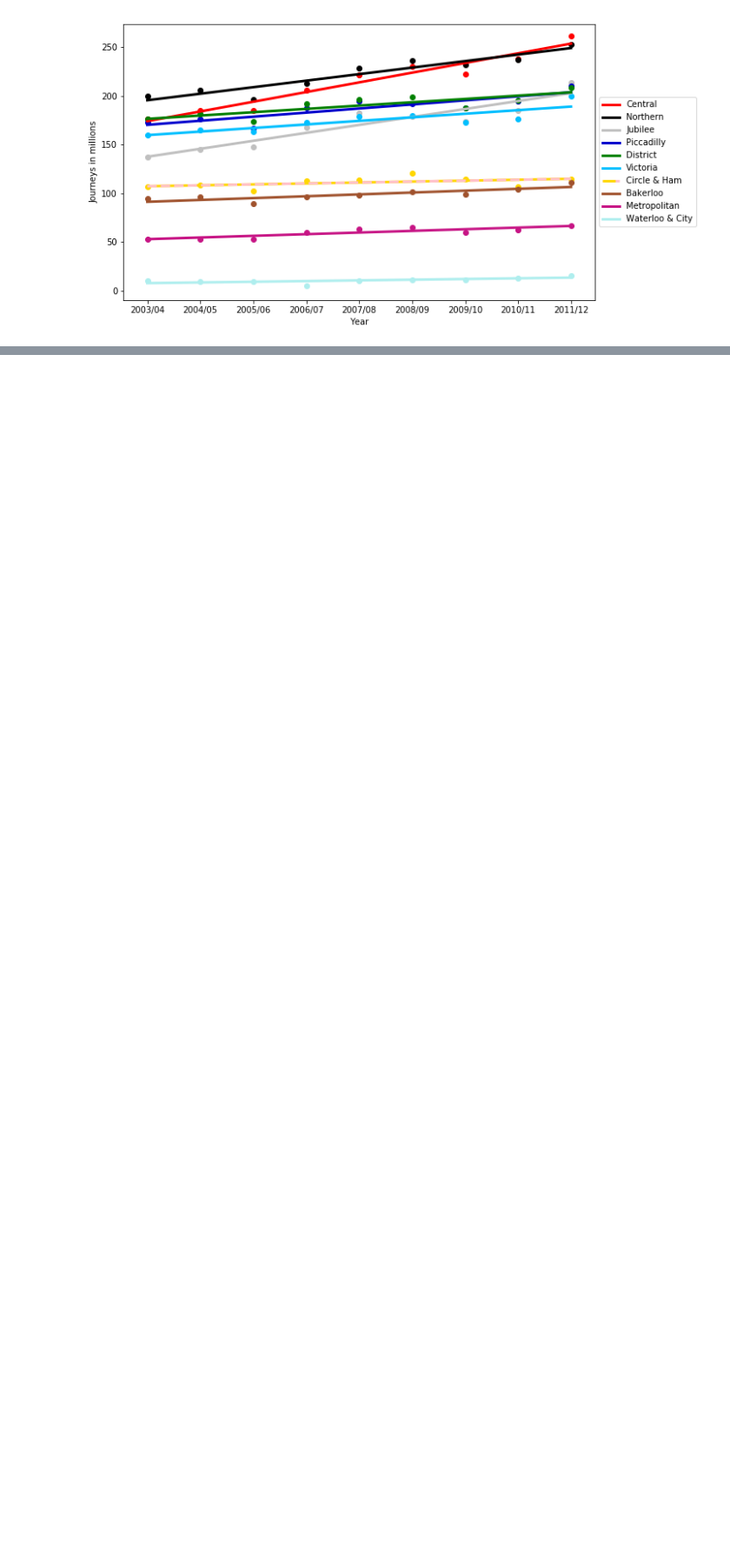
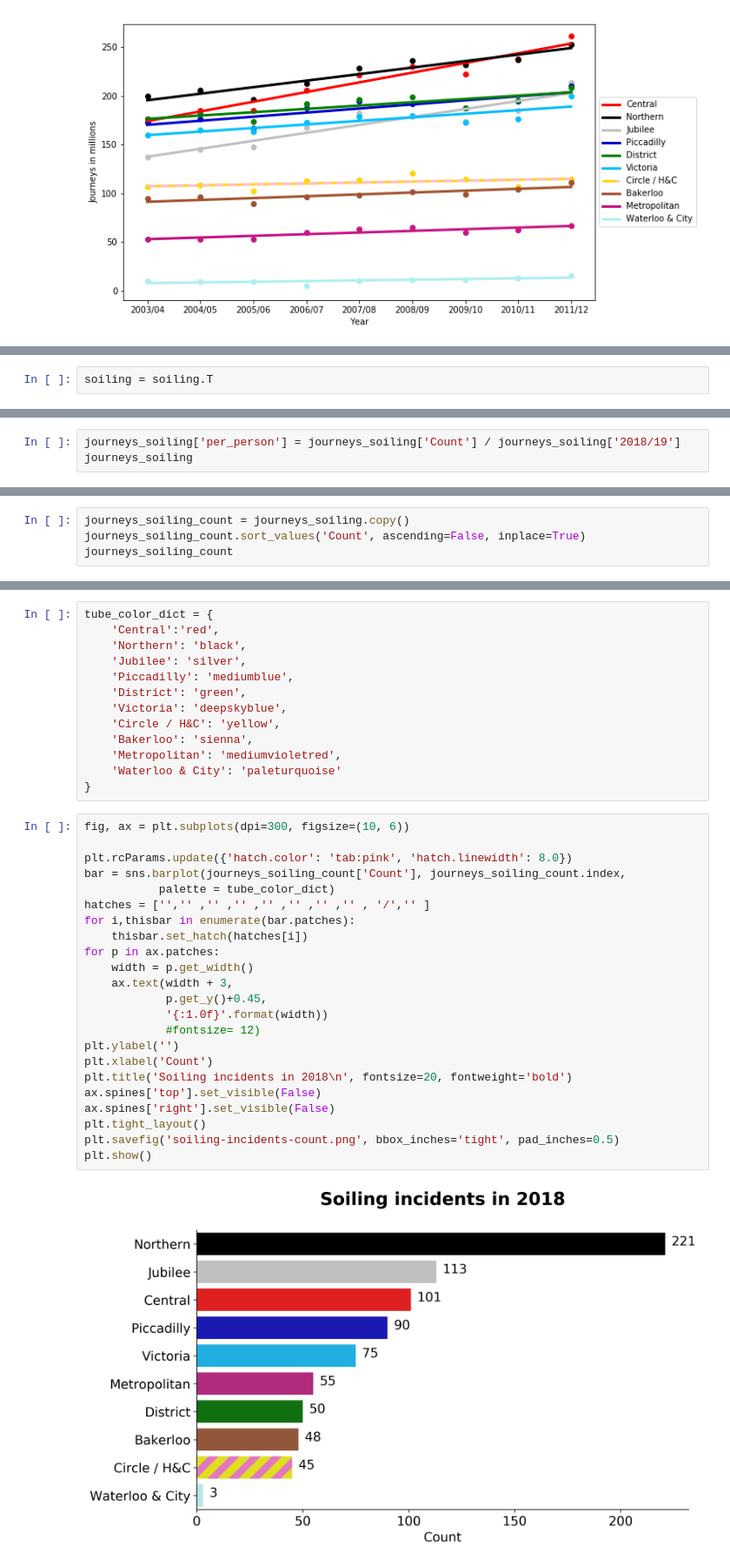
Before and after one commit to SmellsLikeCake/Poo-Tube, a Jupyter notebook: Poo-Tube-Investigation.ipynb, the cells around one changed output, grey strips where cells are left out. Shown at 87% size. Drawn from its saved outputs; the diff is of its cells as text; blank space fills up the shorter version.

```diff
--- a/Poo-Tube-Investigation.ipynb
+++ b/Poo-Tube-Investigation.ipynb
@@ -286,0 +304,2 @@ g.set_xticklabels(journeys.index);
+# %%
+soiling = soiling.T
@@ -286,0 +340,3 @@ g.set_xticklabels(journeys.index);
+# %%
+journeys_soiling['per_person'] = journeys_soiling['Count'] / journeys_soiling['2018/19']
+journeys_soiling
@@ -286,0 +356,4 @@ g.set_xticklabels(journeys.index);
+# %%
+journeys_soiling_count = journeys_soiling.copy()
+journeys_soiling_count.sort_values('Count', ascending=False, inplace=True)
+journeys_soiling_count
@@ -286,0 +373,38 @@ g.set_xticklabels(journeys.index);
+# %%
+tube_color_dict = {
+    'Central':'red',
+    'Northern': 'black',
+    'Jubilee': 'silver',
+    'Piccadilly': 'mediumblue',
+    'District': 'green',
+    'Victoria': 'deepskyblue',
+    'Circle / H&C': 'yellow',
+    'Bakerloo': 'sienna',
+    'Metropolitan': 'mediumvioletred',
+    'Waterloo & City': 'paleturquoise'
+}
+# %%
+fig, ax = plt.subplots(dpi=300, figsize=(10, 6))
+
+plt.rcParams.update({'hatch.color': 'tab:pink', 'hatch.linewidth': 8.0})
+bar = sns.barplot(journeys_soiling_count['Count'], journeys_soiling_count.index,
+           palette = tube_color_dict)
+hatches = ['','' ,'' ,'' ,'' ,'' ,'' ,'' , '/','' ]
+for i,thisbar in enumerate(bar.patches):
+    thisbar.set_hatch(hatches[i])
+for p in ax.patches:
+    width = p.get_width()
+    ax.text(width + 3,
+            p.get_y()+0.45,
+            '{:1.0f}'.format(width))
+            #fontsize= 12)
+plt.ylabel('')
+plt.xlabel('Count')
+plt.title('Soiling incidents in 2018\n', fontsize=20, fontweight='bold')
+ax.spines['top'].set_visible(False)
+ax.spines['right'].set_visible(False)
+plt.tight_layout()
+plt.savefig('soiling-incidents-count.png', bbox_inches='tight', pad_inches=0.5)
+plt.show()
+# %% [output]
+[figure, added]
```
Also changed, not shown: parts of 42 cells of this notebook.
